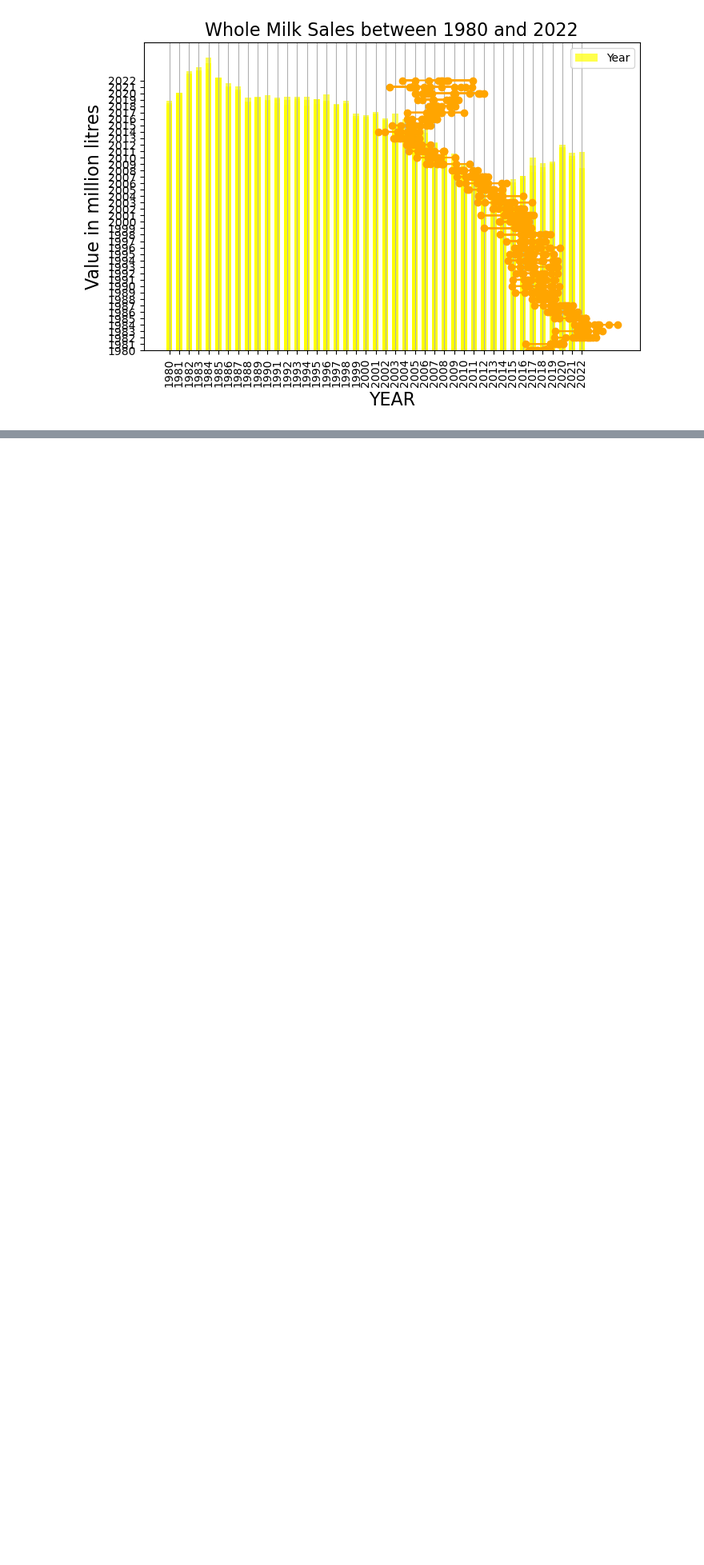
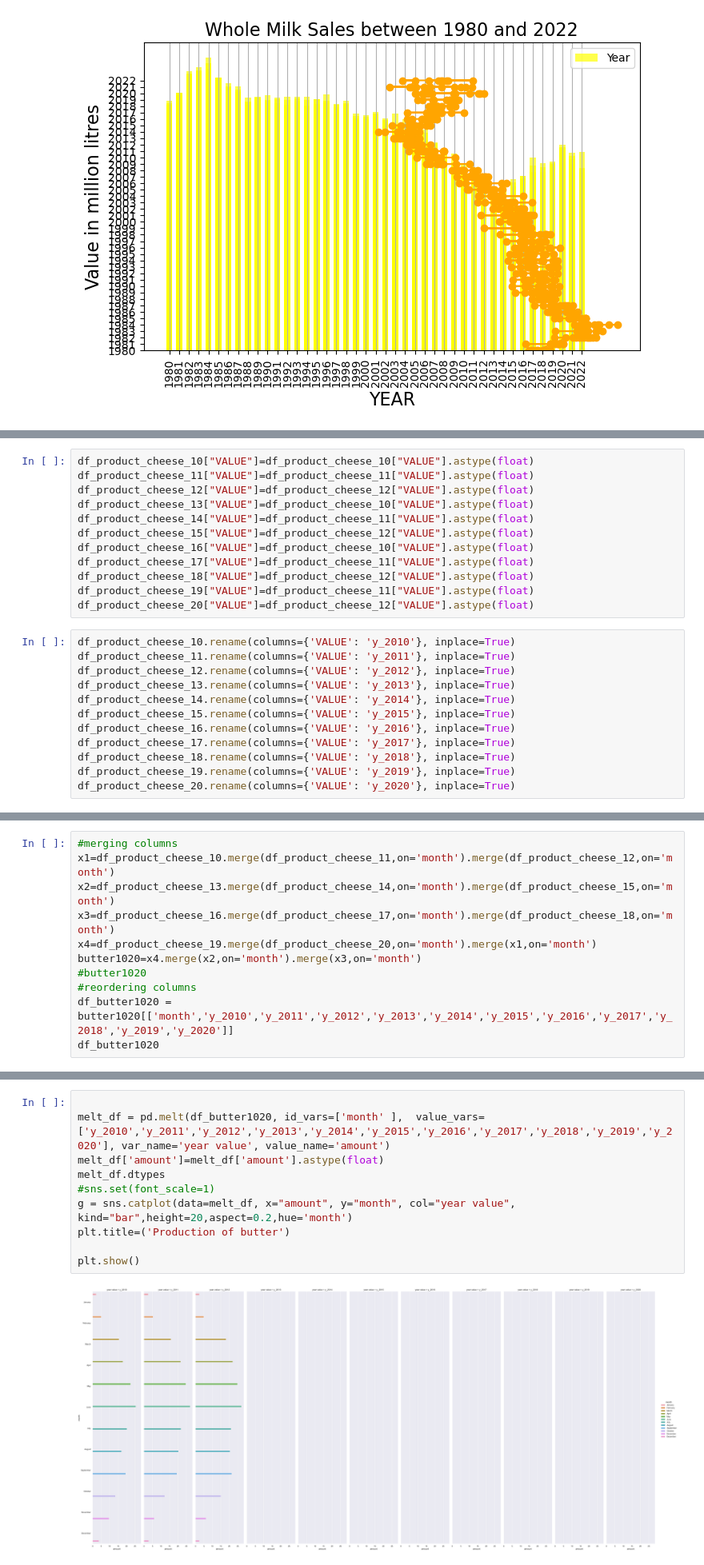
Before and after one commit to teresaq1/Agricultural-Dairy-Milk-Data-Analysis, a Jupyter notebook: data source.ipynb, the cells around one changed output, grey strips where cells are left out. Shown at 80% size. Saved outputs shown, nothing was run; the diff lists cells and outputs as text; blank space fills up the shorter version.

Commit message:
Add files via upload
added irish census info file. created graph comparing production of butter

```diff
--- a/data source.ipynb
+++ b/data source.ipynb
@@ -259,0 +289,24 @@ dtype: int64
+# %%
+df_product_cheese_10["VALUE"]=df_product_cheese_10["VALUE"].astype(float)
+df_product_cheese_11["VALUE"]=df_product_cheese_11["VALUE"].astype(float)
+df_product_cheese_12["VALUE"]=df_product_cheese_12["VALUE"].astype(float)
+df_product_cheese_13["VALUE"]=df_product_cheese_10["VALUE"].astype(float)
+df_product_cheese_14["VALUE"]=df_product_cheese_11["VALUE"].astype(float)
+df_product_cheese_15["VALUE"]=df_product_cheese_12["VALUE"].astype(float)
+df_product_cheese_16["VALUE"]=df_product_cheese_10["VALUE"].astype(float)
+df_product_cheese_17["VALUE"]=df_product_cheese_11["VALUE"].astype(float)
+df_product_cheese_18["VALUE"]=df_product_cheese_12["VALUE"].astype(float)
+df_product_cheese_19["VALUE"]=df_product_cheese_11["VALUE"].astype(float)
+df_product_cheese_20["VALUE"]=df_product_cheese_12["VALUE"].astype(float)
+# %%
+df_product_cheese_10.rename(columns={'VALUE': 'y_2010'}, inplace=True)
+df_product_cheese_11.rename(columns={'VALUE': 'y_2011'}, inplace=True)
+df_product_cheese_12.rename(columns={'VALUE': 'y_2012'}, inplace=True)
+df_product_cheese_13.rename(columns={'VALUE': 'y_2013'}, inplace=True)
+df_product_cheese_14.rename(columns={'VALUE': 'y_2014'}, inplace=True)
+df_product_cheese_15.rename(columns={'VALUE': 'y_2015'}, inplace=True)
+df_product_cheese_16.rename(columns={'VALUE': 'y_2016'}, inplace=True)
+df_product_cheese_17.rename(columns={'VALUE': 'y_2017'}, inplace=True)
+df_product_cheese_18.rename(columns={'VALUE': 'y_2018'}, inplace=True)
+df_product_cheese_19.rename(columns={'VALUE': 'y_2019'}, inplace=True)
+df_product_cheese_20.rename(columns={'VALUE': 'y_2020'}, inplace=True)
@@ -259,0 +329,11 @@ dtype: int64
+# %%
+#merging columns
+x1=df_product_cheese_10.merge(df_product_cheese_11,on='month').merge(df_product_cheese_12,on='month')
+x2=df_product_cheese_13.merge(df_product_cheese_14,on='month').merge(df_product_cheese_15,on='month')
+x3=df_product_cheese_16.merge(df_product_cheese_17,on='month').merge(df_product_cheese_18,on='month')
+x4=df_product_cheese_19.merge(df_product_cheese_20,on='month').merge(x1,on='month')
+butter1020=x4.merge(x2,on='month').merge(x3,on='month')
+#butter1020
+#reordering columns
+df_butter1020 = butter1020[['month','y_2010','y_2011','y_2012','y_2013','y_2014','y_2015','y_2016','y_2017','y_2018','y_2019','y_2020']]
+df_butter1020
@@ -259,0 +364,12 @@ dtype: int64
+# %%
+
+melt_df = pd.melt(df_butter1020, id_vars=['month' ],  value_vars=['y_2010','y_2011','y_2012','y_2013','y_2014','y_2015','y_2016','y_2017','y_2018','y_2019','y_2020'], var_name='year value', value_name='amount')
+melt_df['amount']=melt_df['amount'].astype(float)
+melt_df.dtypes
+#sns.set(font_scale=1)
+g = sns.catplot(data=melt_df, x="amount", y="month", col="year value", kind="bar",height=20,aspect=0.2,hue='month')
+plt.title=('Production of butter')
+
+plt.show()
+# %% [output]
+[figure, added]
```
Also changed, not shown: parts of 14 cells of this notebook.
